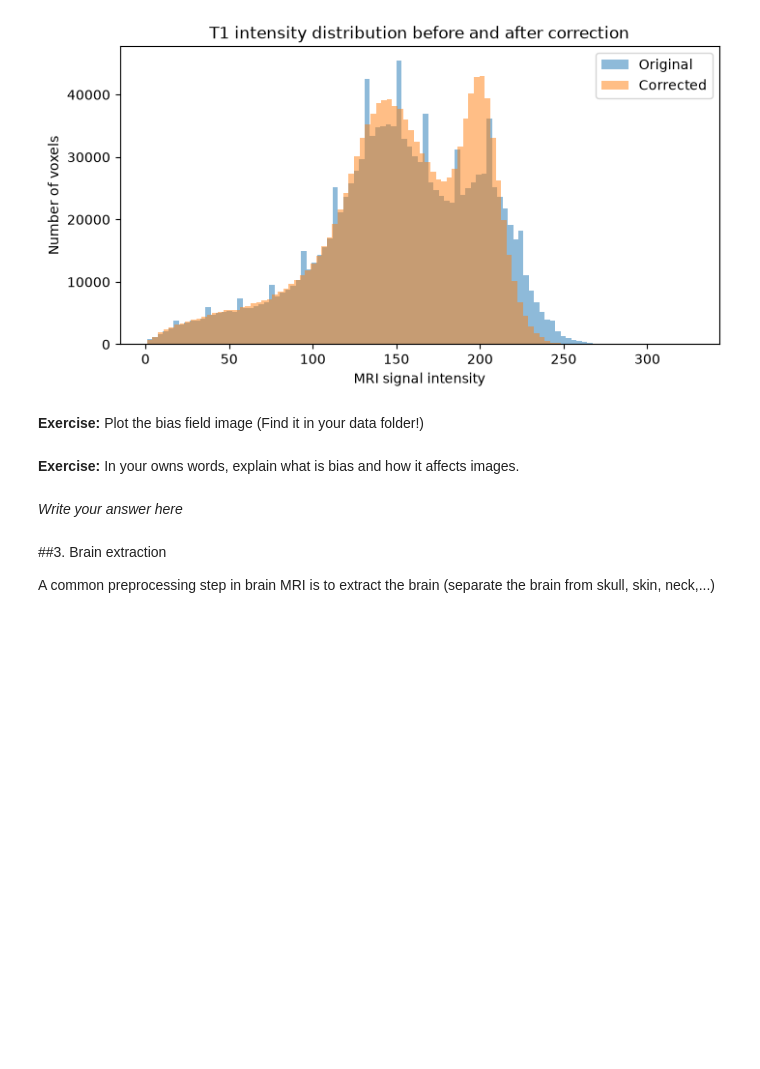
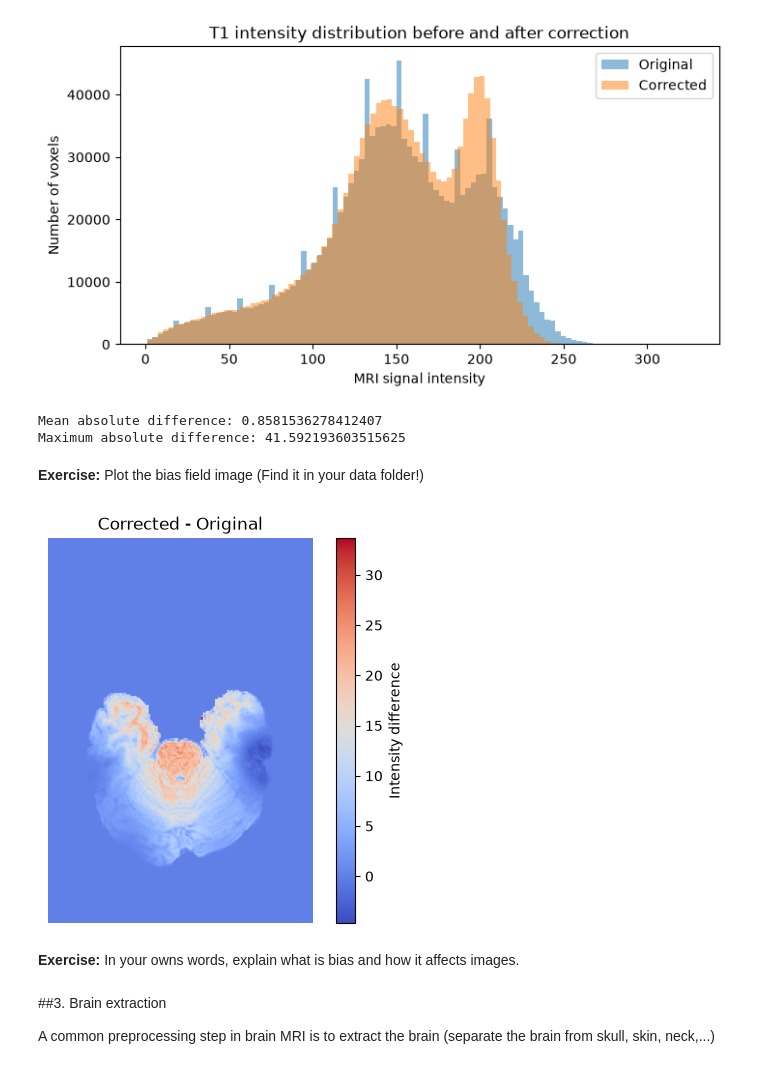
Before and after one commit to sacumesh/medical-imagining-labs, a Jupyter notebook: P2/Paiva-Sílvia_Lopez-Ivan_Mudiyanselage-Sachiththa_MHEDAS_MI_P2_exercises.ipynb, the cells around one changed output. Saved outputs shown, nothing was run; the diff lists cells and outputs as text; code cells hidden in the pictures; blank space fills up the shorter version.

```diff
--- a/P2/Paiva-Sílvia_Lopez-Ivan_Mudiyanselage-Sachiththa_MHEDAS_MI_P2_exercises.ipynb
+++ b/P2/Paiva-Sílvia_Lopez-Ivan_Mudiyanselage-Sachiththa_MHEDAS_MI_P2_exercises.ipynb
@@ -144,5 +144,15 @@ plt.legend()
 plt.show()
 # %% [output]
 [figure]
+# %%
+# Calculate the difference
+difference = corrected_data - original_data
+
+# Summarize the changes
+print("Mean absolute difference:", np.mean(np.abs(difference)))
+print("Maximum absolute difference:", np.max(np.abs(difference)))
+# %% [output]
+Mean absolute difference: 0.8581536278412407
+Maximum absolute difference: 41.592193603515625
 # %% [markdown]
 **Exercise:** Plot the bias field image (Find it in your data folder!)
@@ -151,7 +159,16 @@ plt.show()
+# %%
+slice_idx = original_data.shape[2] // 2
+
+plt.figure(figsize=(6, 5))
+plt.imshow(difference[:, :, slice_idx].T, cmap="coolwarm", origin="lower")
+plt.colorbar(label="Intensity difference")
+plt.title("Corrected - Original")
+plt.axis("off")
+plt.show()
+# %% [output]
+[figure, added]
 # %% [markdown]
 **Exercise:** In your owns words, explain what is bias and how it affects images.
-# %% [markdown]
-*Write your answer here*
 # %% [markdown]
 ##3. Brain extraction
 
```
Also changed, not shown: parts of 12 cells of this notebook.
